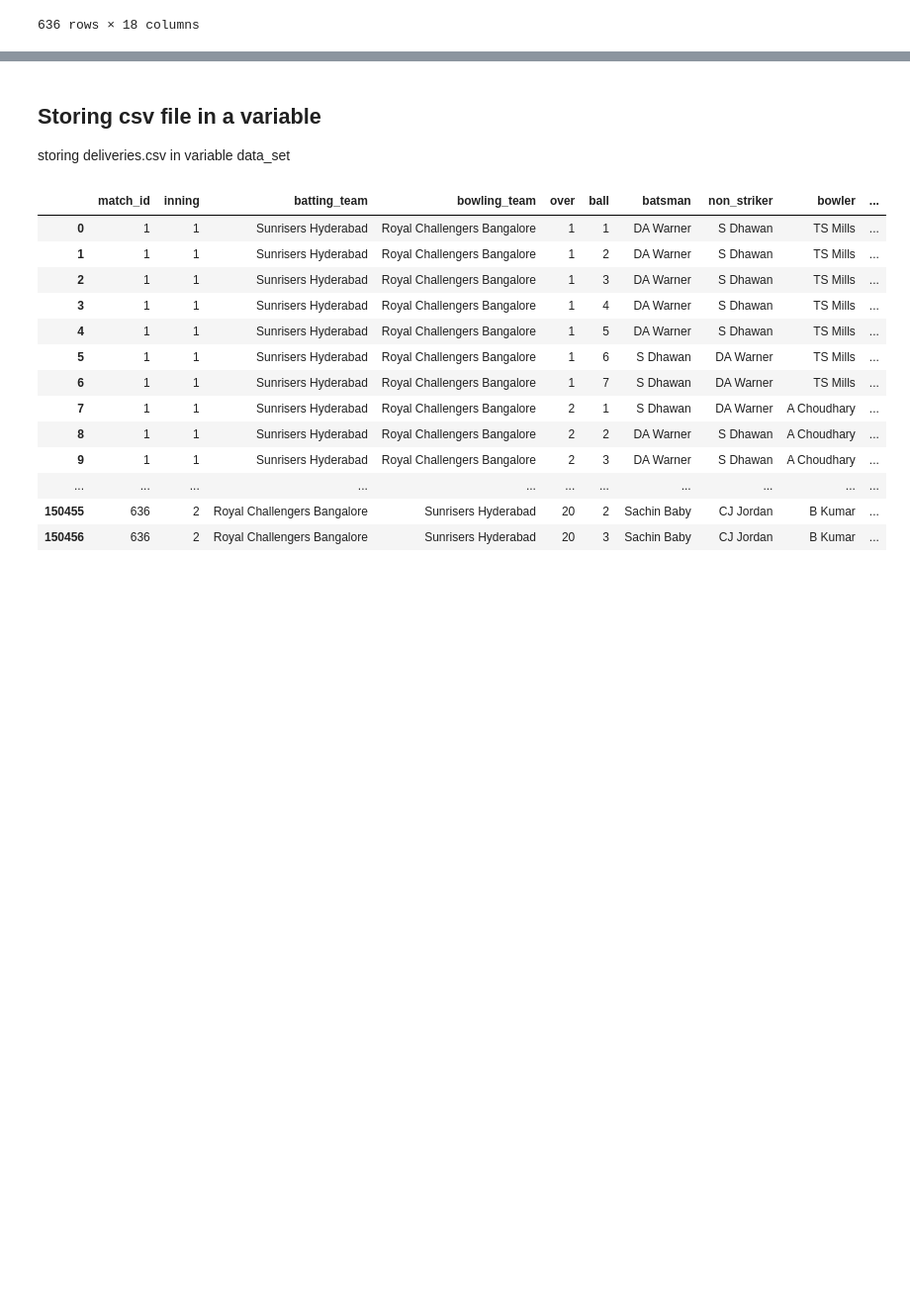
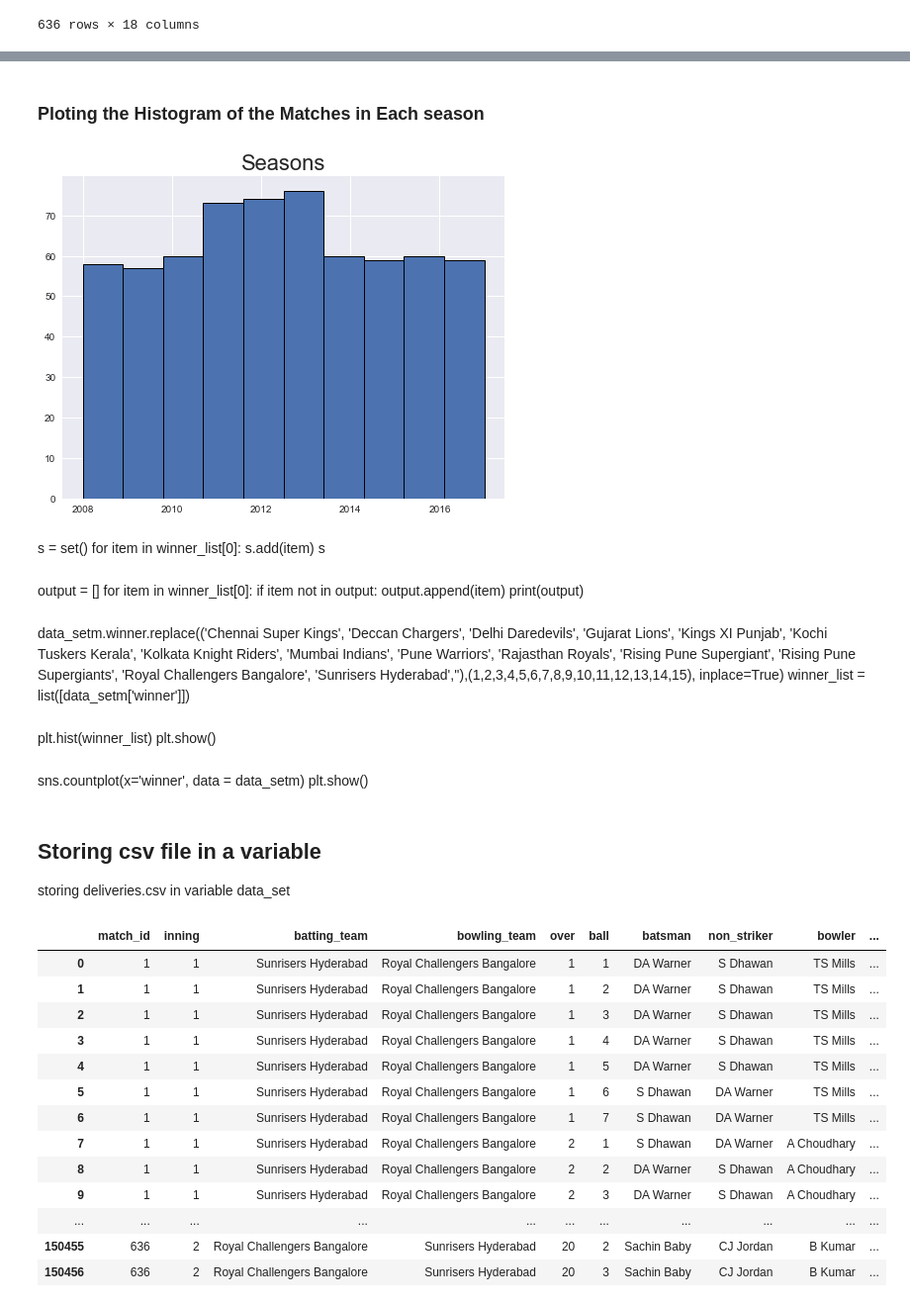
Before and after one commit to AnshulHedau/IPL_Insights, a Jupyter notebook: IPL Insights.ipynb, the cells around one changed output, grey strips where cells are left out. Shown at 99% size. Cells and saved outputs as stored; diff of their text form; code cells hidden in the pictures; blank space fills up the shorter version.

```diff
--- a/IPL Insights.ipynb
+++ b/IPL Insights.ipynb
@@ -19,5 +19,5 @@ storing matches.csv in variable data_setm
 # %%
-data_setm = pd.read_csv('./matches.csv')
+data_setm = pd.read_csv('./matches.csv',keep_default_na=False)
 
 data_setm.columns = ['match_id','season','city','date','team1','team2','toss_winner','toss_decision','result','dl_applied','winner','win_by_runs','win_by_wickets','player_of_match','venue','umpire1','umpire2','umpire3']
 data_setm
@@ -56,3 +43,46 @@ plt.show()
+# %% [markdown]
+### Ploting the Histogram of the Matches in Each season
+# %%
+def histogram_plot(dataset, title):
+    plt.figure(figsize=(8, 6))
+
+    ax = plt.subplot()
+    ax.spines["top"].set_visible(False)
+    ax.spines["bottom"].set_visible(False)
+    ax.spines["right"].set_visible(False)
+    ax.spines["left"].set_visible(False)
+
+    ax.get_xaxis().tick_bottom()
+    ax.get_yaxis().tick_left()
+
+    plt.title(title, fontsize = 22)
+    plt.hist(dataset, edgecolor='black', linewidth=1)
+# %%
+season_years = list([data_setm['season']])
+histogram_plot(season_years, title = "Seasons")
+plt.show()
+# %% [output]
+[figure, added]
+# %% [markdown]
+s = set()
+for item in winner_list[0]:
+    s.add(item)
+s
+# %% [markdown]
+output = []
+for item in winner_list[0]:
+    if item not in output:
+        output.append(item)
+print(output)
+# %% [markdown]
+data_setm.winner.replace(('Chennai Super Kings', 'Deccan Chargers', 'Delhi Daredevils', 'Gujarat Lions', 'Kings XI Punjab', 'Kochi Tuskers Kerala', 'Kolkata Knight Riders', 'Mumbai Indians', 'Pune Warriors', 'Rajasthan Royals', 'Rising Pune Supergiant', 'Rising Pune Supergiants', 'Royal Challengers Bangalore', 'Sunrisers Hyderabad',''),(1,2,3,4,5,6,7,8,9,10,11,12,13,14,15), inplace=True)
+winner_list = list([data_setm['winner']])
+# %% [markdown]
+plt.hist(winner_list)
+plt.show()
+# %% [markdown]
+sns.countplot(x='winner',   data = data_setm)
+plt.show()
 # %% [markdown]
 ## Storing csv file in a variable
 storing deliveries.csv in variable data_set
```
Also changed, not shown: parts of 54 cells of this notebook.
